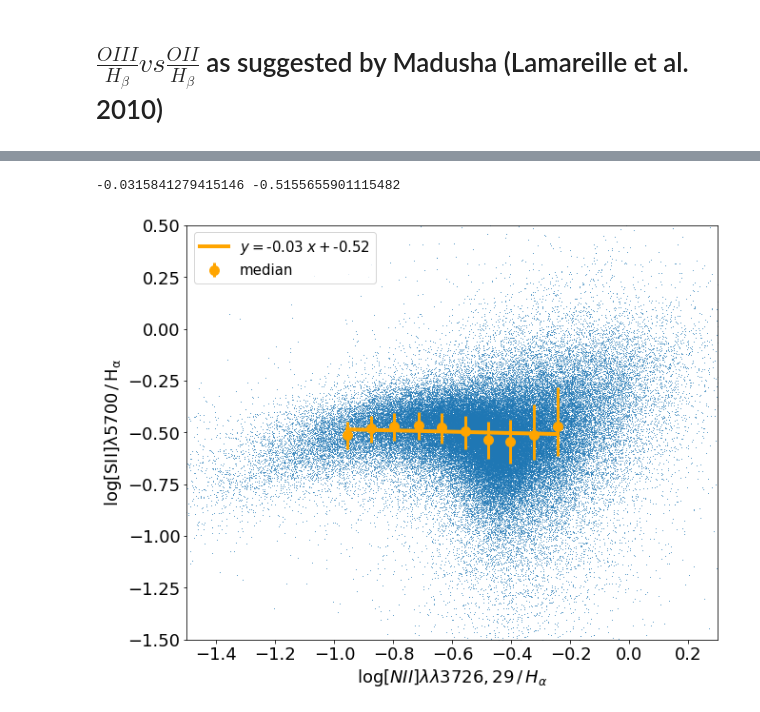
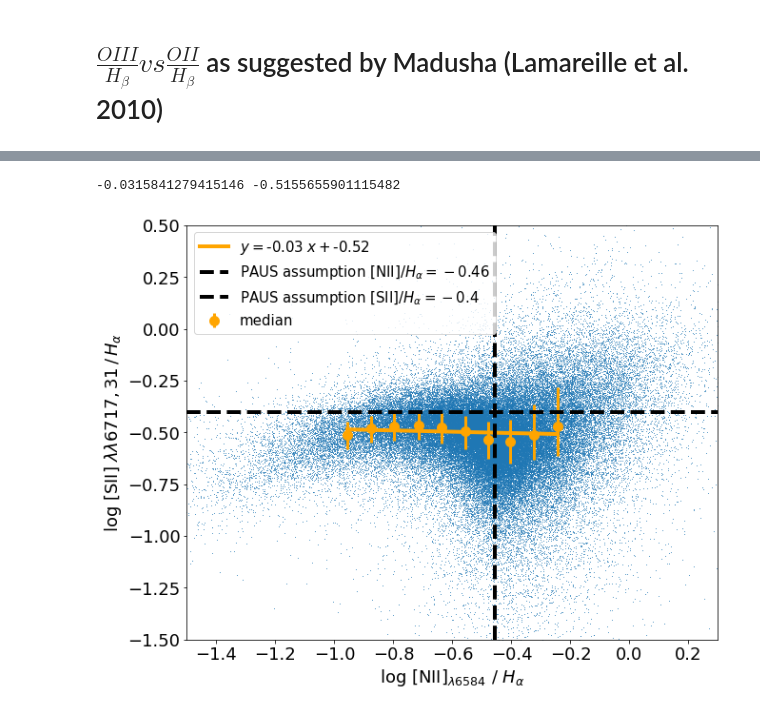
Before and after one commit to GiorgioManzoni/PAUS_code, a Jupyter notebook: 020_BPT.ipynb, the cells around one changed output, grey strips where cells are left out. Saved outputs shown, nothing was run; the diff lists cells and outputs as text; code cells hidden in the pictures.

```diff
--- a/020_BPT.ipynb
+++ b/020_BPT.ipynb
@@ -10,6 +10,28 @@ from pylab import polyfit
 from scipy.stats import linregress
 # %%
 from fase.fileio import Table
+# %%
+def median_in_bins_err(x,y,x1,x2,nbins,p1=0.25,p2=0.75):
+    medians_x = np.zeros(nbins)
+    medians_y = np.zeros(nbins)
+    err_y_low = np.zeros(nbins)
+    err_y_high = np.zeros(nbins)
+    array = np.array(x)
+    array = np.array(y)
+    width = (float(x2)-float(x1))/nbins
+    for i in range(int(nbins)):
+        x_low = x1 + i*width
+        x_high = x1+ (i+1)*width
+        #print x_low, x_high
+        sel = np.where((x>x_low)&(x<x_high))
+        temp_ord = np.copy(y[sel])
+        temp_ord = np.sort(temp_ord)
+        medians_y[i] = temp_ord[int(len(temp_ord)*0.50 + 0.5)]
+        err_y_low[i]  = np.abs(temp_ord[int(len(temp_ord)*p1 + 0.5)]-medians_y[i])
+        err_y_high[i]  = np.abs(temp_ord[int(len(temp_ord)*p2 + 0.5)]-medians_y[i])
+        #err_y[i] = [err_y_low,err_y_high]
+        medians_x[i] = np.median(x[sel])
+    return np.array(medians_x),np.array(medians_y),err_y_low,err_y_high
 # %%
 em = Table('../data/EmLinesPhys_150617.fits')
 # %%
@@ -733,38 +754,42 @@ x_inv_2 = -0.75*(y_inv+0.1)**2-0.4
 
 ##################### here there was written uncorrectly NIIR_NPEG==0 and I am currently trying to include SDSS data
 select_good_SII = np.where((SN>4)&(NQ>2)&(IS_BEST==1)&((SURVEY=='GAMA')|(SURVEY=='SDSS'))&(NIIR_NPEG==0)&(NIIR>0)&(SII_tot>0)&(SIIR_NPEG==0))
 
 x_data = np.log10(NIIR/F_Ha)[select_good_NII]
 y_data = np.log10(SII_tot/F_Ha)[select_good_NII]
 
 xx,yy,ey1,ey2 = median_in_bins_err(x_data,y_data,-1.,-0.2,10)
 #plt.plot(yy,xx)
 
 
 m,q = polyfit(xx,yy,1)
 #m,q,r,p,std = linregress(x_data,y_data)
 print m,q
 plt.plot(x_data,y_data,',',alpha=0.7,zorder=0)
 plt.plot(xx, m*xx+q,lw=4,label=r'$y =$'+str(round(m,2))+r'$\; x +$'+str(round(q,2)),color='orange')
 plt.ylim(-1.5,0.5)
 plt.xlim(-1.5,0.3)
-plt.ylabel(r'$\log \rm{[SII]}\lambda 5700 \, / \, H_{\alpha}$')
-plt.xlabel(r'$\log [NII]\lambda\lambda 3726,29 \, / \, H_{\alpha}$')
 
+plt.xlabel(r'log [NII]$_{\lambda6584}$ / $H_{\alpha}$')
+plt.ylabel(r'log [SII]$\;\lambda\lambda 6717,31 \, / \, H_{\alpha}$')
 
 #plt.plot(x_inv_2,y_inv,lw = 2,c='b',label =r'$y^2$ relation',ls='dotted')
+PAUS_RATIO_x = np.log10(0.62/1.77)
+PAUS_RATIO_y = np.log10(0.7/1.77)
 
-#plt.axvline(np.log10(1./0.61),c='k',ls='dashed',label=r'PAUS assumption = $-0.25$',lw=4)
+plt.axvline(PAUS_RATIO_x,c='k',ls='dashed',label=r'PAUS assumption [NII]$/H_{\alpha}= '+str(round(PAUS_RATIO_x,2))+'$',lw=4)
+plt.axhline(PAUS_RATIO_y,c='k',ls='dashed',label=r'PAUS assumption [SII]$/H_{\alpha}= '+str(round(PAUS_RATIO_y,2))+'$',lw=4)
+
 
 plt.errorbar(xx,yy,yerr=[ey1,ey2],fmt=".",markersize=20,elinewidth=3,color='orange',label ='median')
 
 #plt.plot(x[x<0.32],y_2[x<0.32],lw=4,label=r'Kewley+01',c='r')
 plt.legend(loc=2,fontsize='small')
-#plt.savefig('../plots/20/OII_GAMA_BPT_fit_straight.png')
+plt.savefig('../plots/20/NII_Ha_SII_Ha_GAMA_BPT_fit_straight.png')
 plt.show()
 # %% [output]
 -0.0315841279415146 -0.5155655901115482
-[figure, old version]
+[figure, new version]
 # %%
 matplotlib.rcParams.update({'font.size': 18})
 plt.figure(figsize=(10,8))
```
Also changed, not shown: parts of 6 cells of this notebook.
